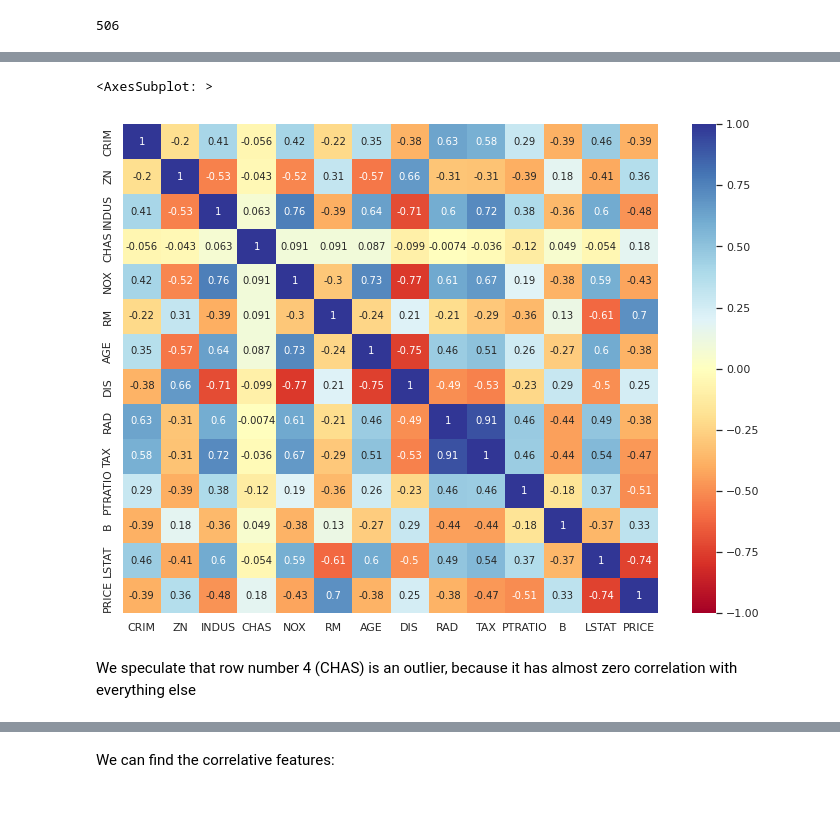
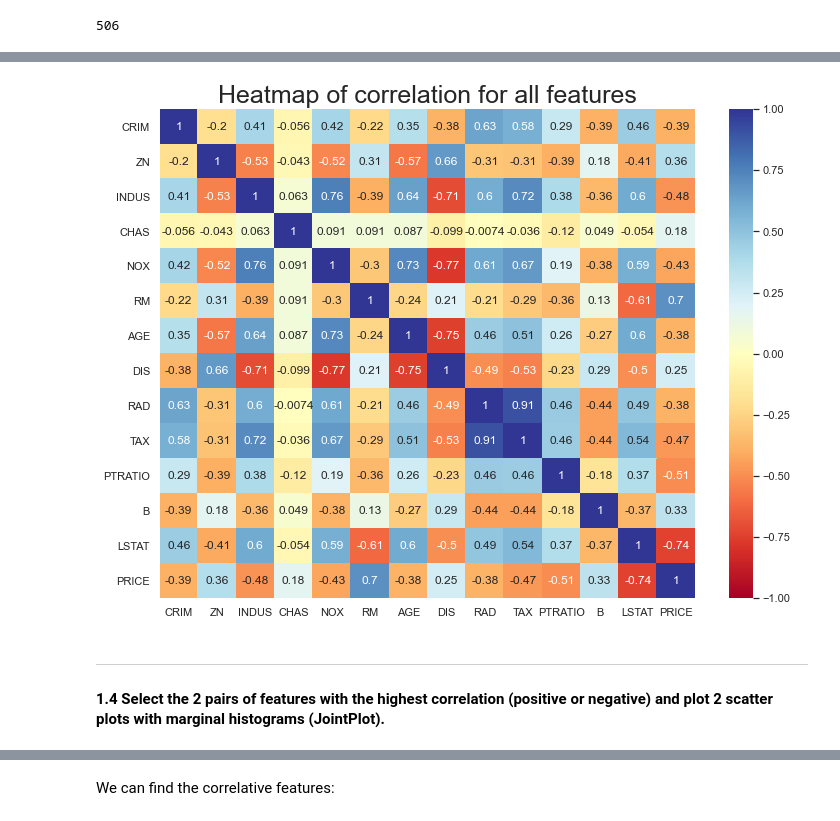
Before and after one commit to ronigold/Statistics_HW, a Jupyter notebook: HW2.ipynb, the cells around one changed output, grey strips where cells are left out. Cells and saved outputs as stored; diff of their text form; code cells hidden in the pictures.

```diff
--- a/HW2.ipynb
+++ b/HW2.ipynb
@@ -107,11 +140,13 @@ Produce a correlation matrix of all the features:
 # %%
 plt.figure(figsize = (12, 9))
 sns.heatmap(df.corr(), vmin = -1, vmax = 1, cmap = "RdYlBu", annot=True)
+plt.title('Heatmap of correlation for all features', fontdict={'fontsize': 25})
+plt.show()
 # %% [output]
-<AxesSubplot: >
-[figure, old version]
+[figure, new version]
-# %% [markdown]
-We speculate that row number 4 (CHAS) is an outlier, because it has almost zero correlation with everything else
+# %% [markdown]
+---
+#### 1.4 Select the 2 pairs of features with the highest correlation (positive or negative) and plot 2 scatter plots with marginal histograms (JointPlot).
 # %%
 def get_corr_features(df, n):
     abs_df = abs(df.corr())
```
Also changed, not shown: parts of 33 cells of this notebook.
